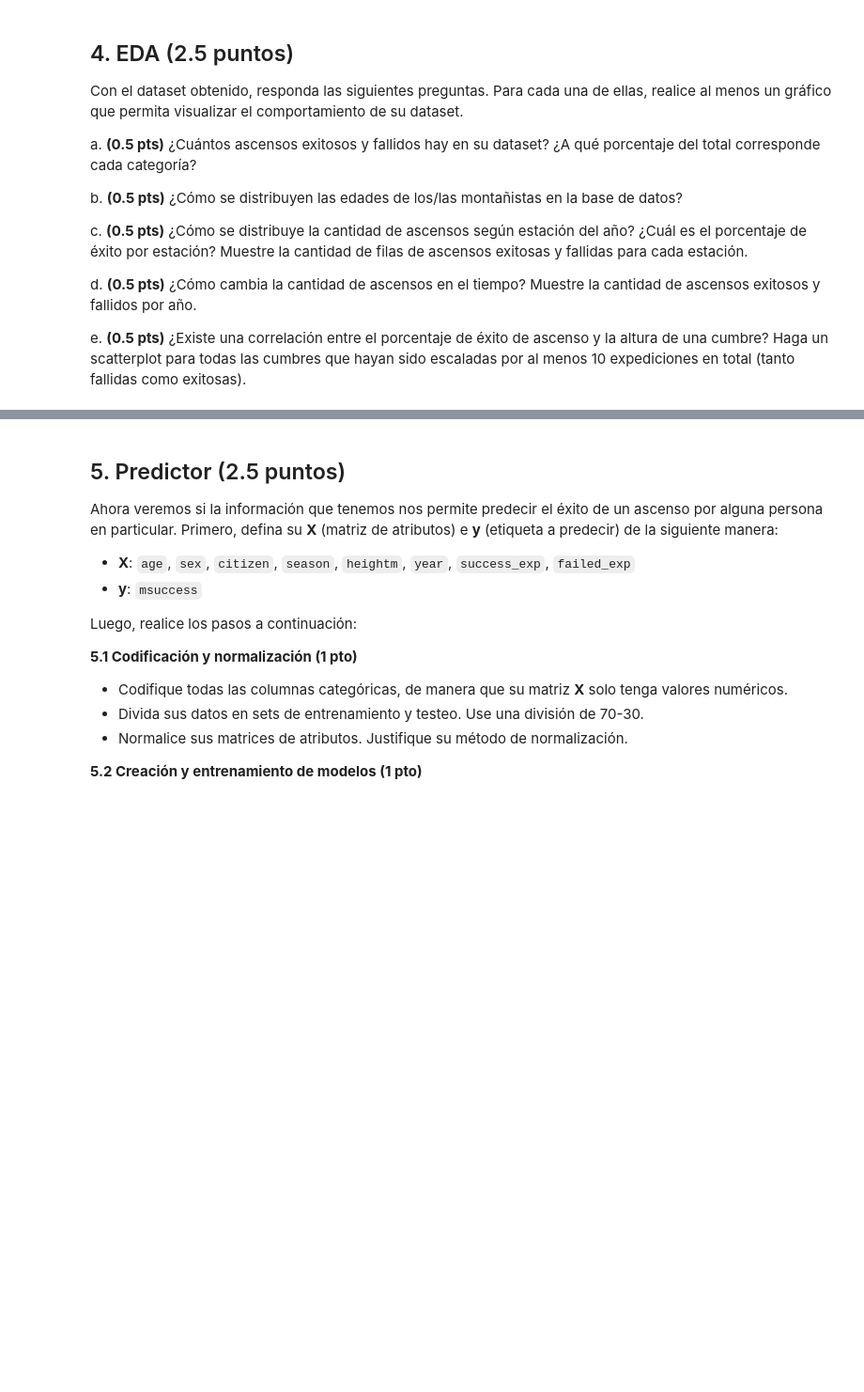
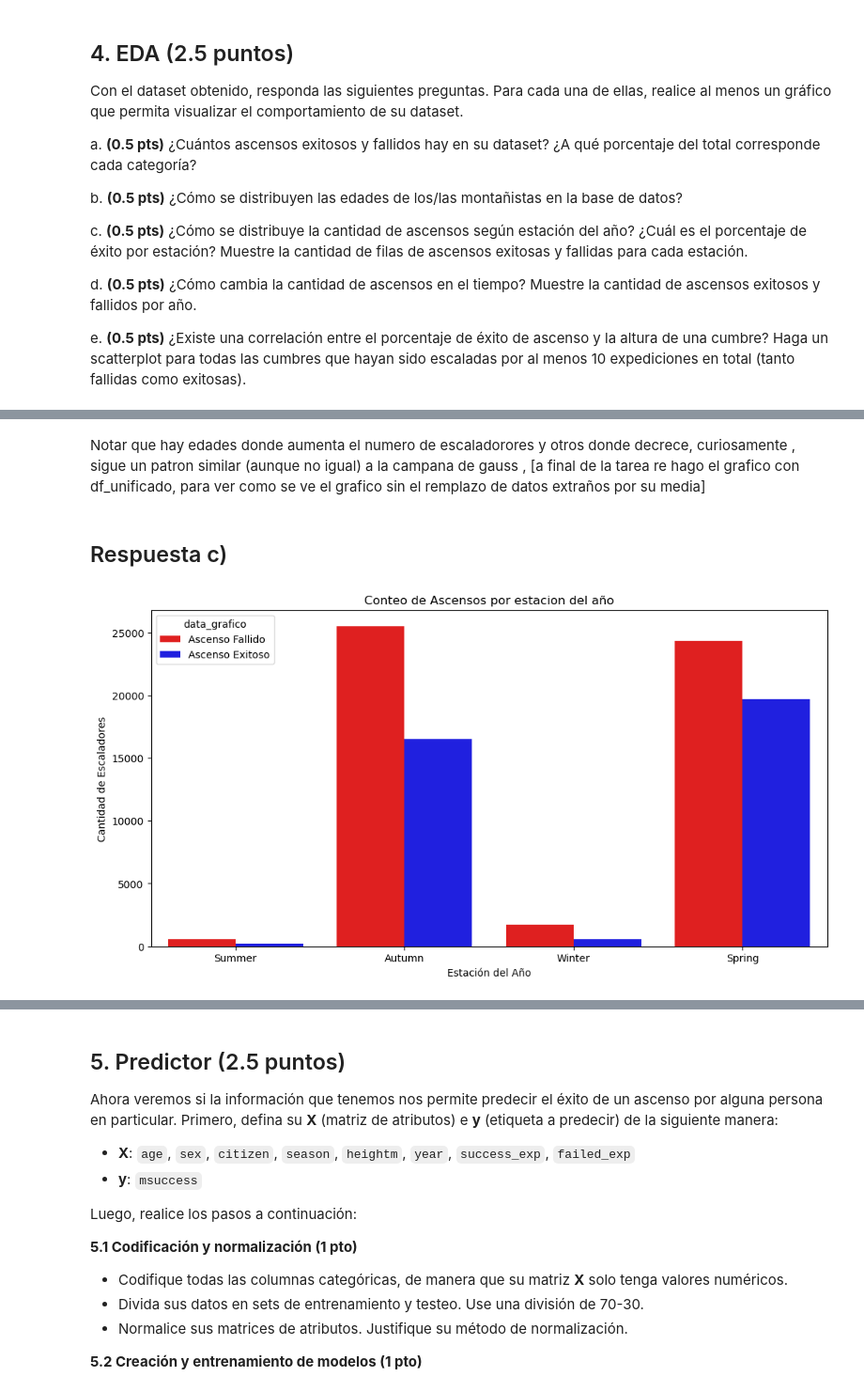
Before and after one commit to esteban78009/IMT2200-Esteban-Cortes, a Jupyter notebook: tareas/tarea 04/IMT2200-25s2 - Tarea 04.ipynb, the cells around one changed output, grey strips where cells are left out. Shown at 94% size. Saved outputs shown, nothing was run; the diff lists cells and outputs as text; code cells hidden in the pictures; blank space fills up the shorter version.

```diff
--- a/tareas/tarea 04/IMT2200-25s2 - Tarea 04.ipynb
+++ b/tareas/tarea 04/IMT2200-25s2 - Tarea 04.ipynb
@@ -439,0 +633,20 @@ Respuestas:
+# %% [markdown]
+Notar que hay edades donde aumenta el numero de escaladorores y otros donde decrece, curiosamente , sigue un patron similar (aunque no igual) a la campana de gauss , [a final de la tarea re hago el grafico con df_unificado, para ver como se ve el grafico sin el remplazo de datos extraños por su media]
+# %% [markdown]
+## Respuesta c)
+# %%
+copia = clean_df.copy()
+
+copia["data_grafico"] = copia["msuccess"].map({
+    True: "Ascenso Exitoso",
+    False : "Ascenso Fallido"
+})
+
+plt.figure(figsize=(12,6))
+sns.countplot(data = copia , hue = "data_grafico" , x = "season" , palette = ["red" , "blue"] , order = ["Summer" , "Autumn" , "Winter" , "Spring"] )
+plt.title("Conteo de Ascensos por estacion del año")
+plt.xlabel("Estación del Año")
+plt.ylabel("Cantidad de Escaladores")
+plt.show()
+# %% [output]
+[figure, added]
```
Also changed, not shown: parts of 37 cells of this notebook, 1 other file.
